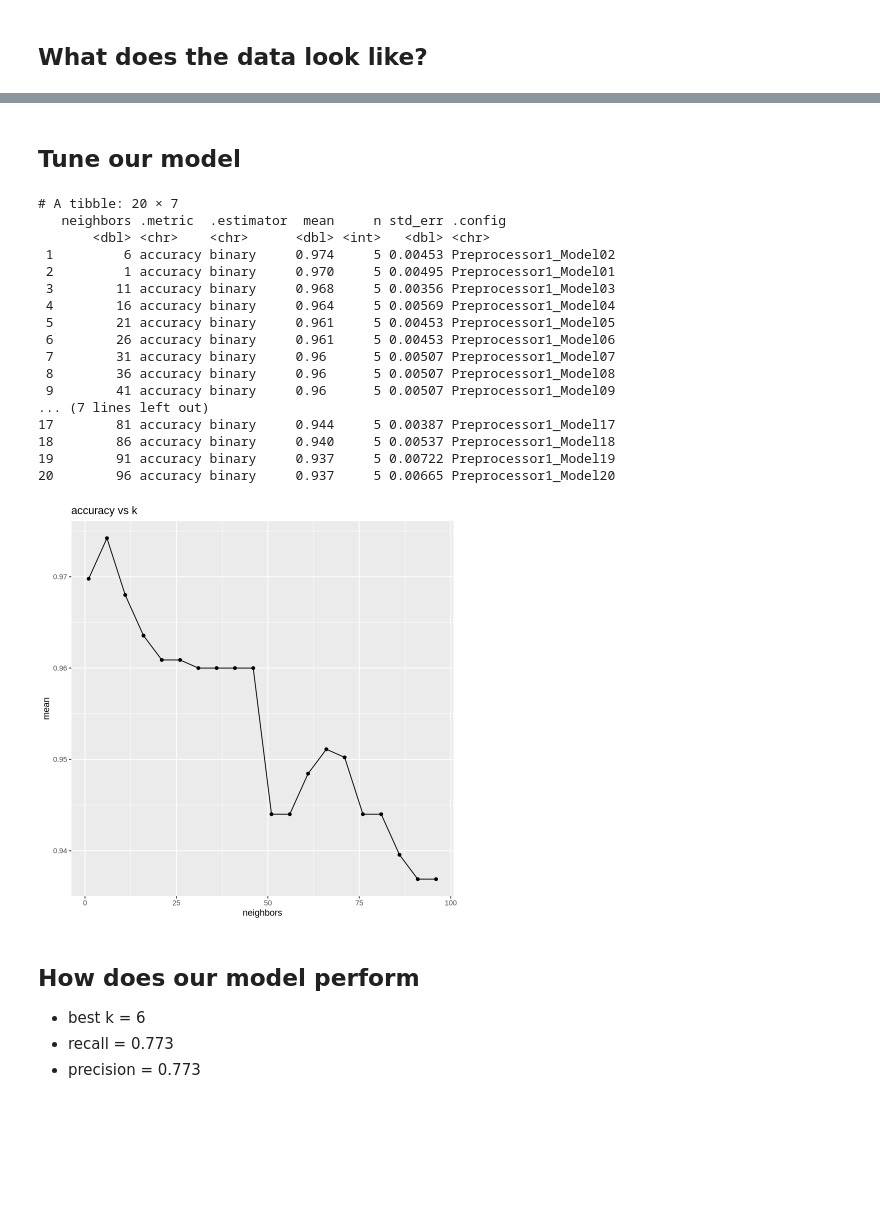
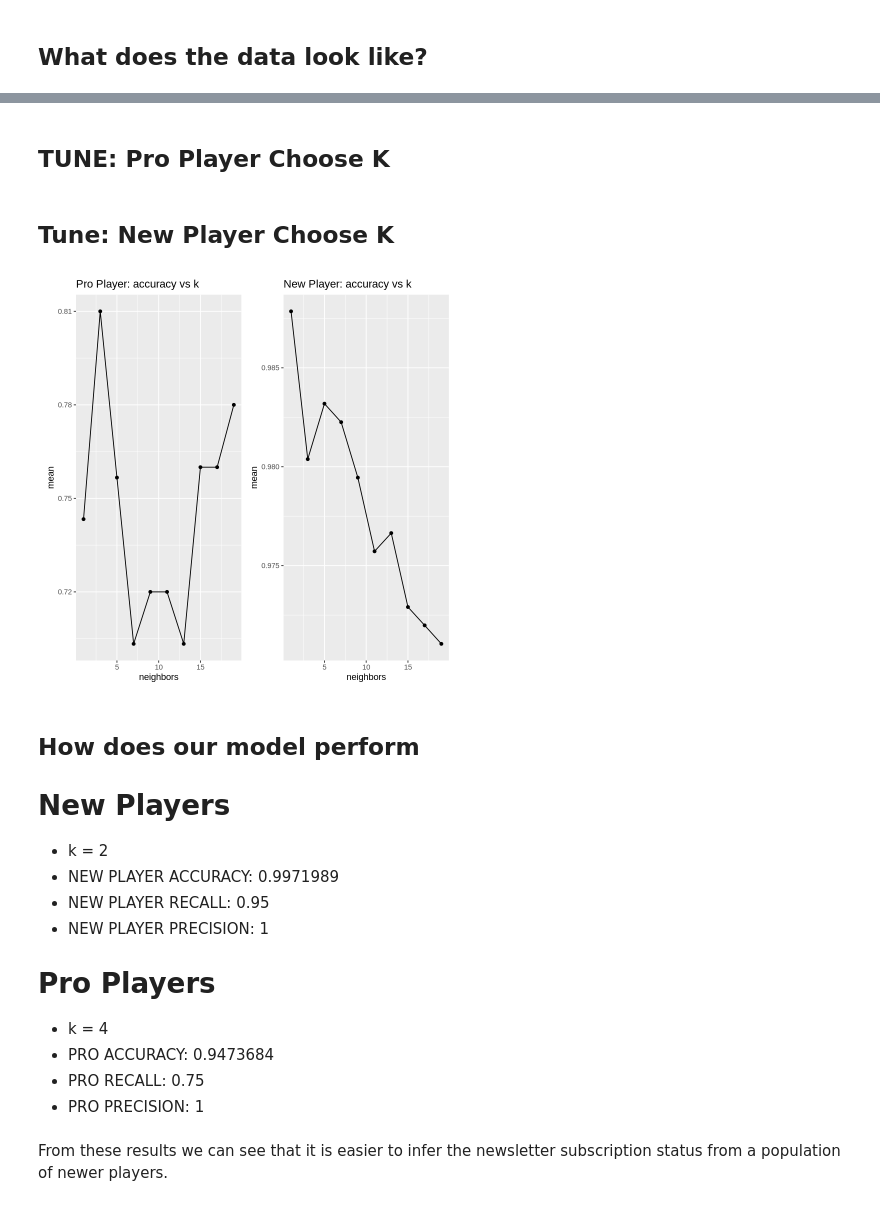
Before and after one commit to TwizzFishy/Minecraft-DSCI100-Project, a Jupyter notebook: R code/DataWrangle.ipynb, the cells around one changed output, grey strips where cells are left out. Cells and saved outputs as stored; diff of their text form; code cells hidden in the pictures; blank space fills up the shorter version.

Commit message:
Made two KNN classification models
One model for predicting new players status and one for seasoned players

```diff
--- a/R code/DataWrangle.ipynb
+++ b/R code/DataWrangle.ipynb
@@ -103,3 +77,7 @@ $ Age                 <dbl> 17, 17, 16, 17, 17, 17, 23, 19, 17, 23, 16, 10, 20
+# %%
+# PLAYER TYPE
+expert_player <- filter(final_df, experience %in% c("Veteran", "Pro"))
+noob_player <- filter(final_df, experience %in% c("Beginner", "Amateur", "Regular"))
 # %%
 set.seed(1)
 
@@ -186,5 +202,5 @@ Prediction FALSE TRUE
-# %% [markdown]
-## Tune our model
+# %% [markdown]
+## TUNE: Pro Player Choose K
 # %%
 set.seed(1)
 
@@ -216,28 +233,38 @@ k_plot <- accuracies |> ggplot(aes(x = neighbors, y = mean)) +
+# %% [markdown]
+## Tune: New Player Choose K
+# %%
+set.seed(1)
+
+## NOOB CHOOSE K
+knn_noob <- workflow() |>
+  add_recipe(noob_recipe) |>
+  add_model(knn_spec) |>
+  tune_grid(resamples = noob_fold, grid = k_vals) |>
+  collect_metrics()
+
+
+noob_res <- knn_noob |>
+  filter(.metric == "accuracy")
+
+noob_plot <- noob_res |> ggplot(aes(x = neighbors, y = mean)) +
+                        geom_point() +
+                        geom_line() +
+                        ggtitle("New Player: accuracy vs k")
 # %%
-k_plot
-best_k <- accuracies |> arrange(-mean)
-print(best_k)
+pro_plot+noob_plot
 # %% [output]
-# A tibble: 20 × 7
-   neighbors .metric  .estimator  mean     n std_err .config
-       <dbl> <chr>    <chr>      <dbl> <int>   <dbl> <chr>
- 1         6 accuracy binary     0.974     5 0.00453 Preprocessor1_Model02
- 2         1 accuracy binary     0.970     5 0.00495 Preprocessor1_Model01
- 3        11 accuracy binary     0.968     5 0.00356 Preprocessor1_Model03
- 4        16 accuracy binary     0.964     5 0.00569 Preprocessor1_Model04
- 5        21 accuracy binary     0.961     5 0.00453 Preprocessor1_Model05
- 6        26 accuracy binary     0.961     5 0.00453 Preprocessor1_Model06
- 7        31 accuracy binary     0.96      5 0.00507 Preprocessor1_Model07
- 8        36 accuracy binary     0.96      5 0.00507 Preprocessor1_Model08
- 9        41 accuracy binary     0.96      5 0.00507 Preprocessor1_Model09
-... (7 lines left out)
-17        81 accuracy binary     0.944     5 0.00387 Preprocessor1_Model17
-18        86 accuracy binary     0.940     5 0.00537 Preprocessor1_Model18
-19        91 accuracy binary     0.937     5 0.00722 Preprocessor1_Model19
-20        96 accuracy binary     0.937     5 0.00665 Preprocessor1_Model20
-[figure, old version]
+[figure, new version]
 # %% [markdown]
 ## How does our model perform
-- best k = 6
-- recall = 0.773
-- precision = 0.773
+# New Players
+- k = 2
+- NEW PLAYER ACCURACY:  0.9971989
+- NEW PLAYER RECALL:  0.95
+- NEW PLAYER PRECISION:  1
+# Pro Players
+- k = 4
+- PRO ACCURACY:  0.9473684
+- PRO RECALL:  0.75
+- PRO PRECISION:  1
+# %% [markdown]
+From these results we can see that it is easier to infer the newsletter subscription status from a population of newer players.
```
Also changed, not shown: parts of 7 cells of this notebook, 3 other files.
